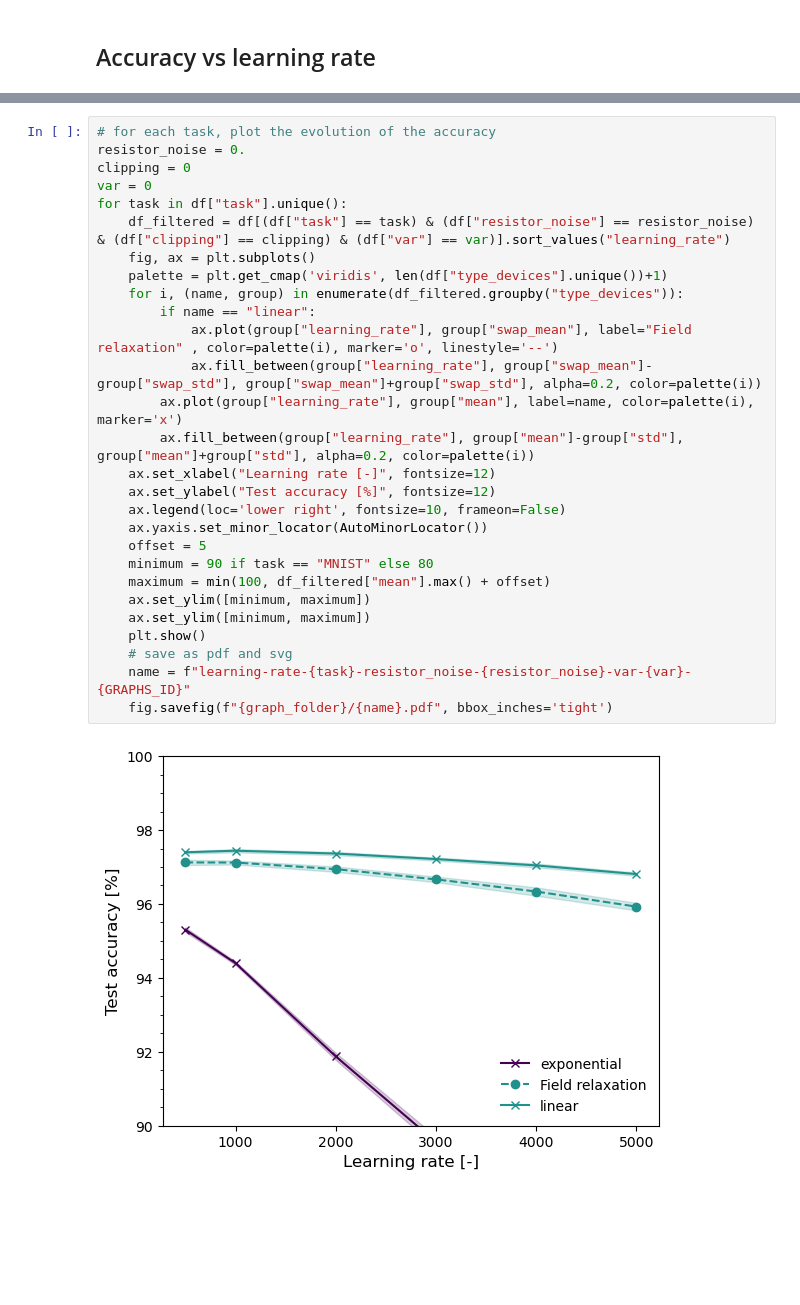
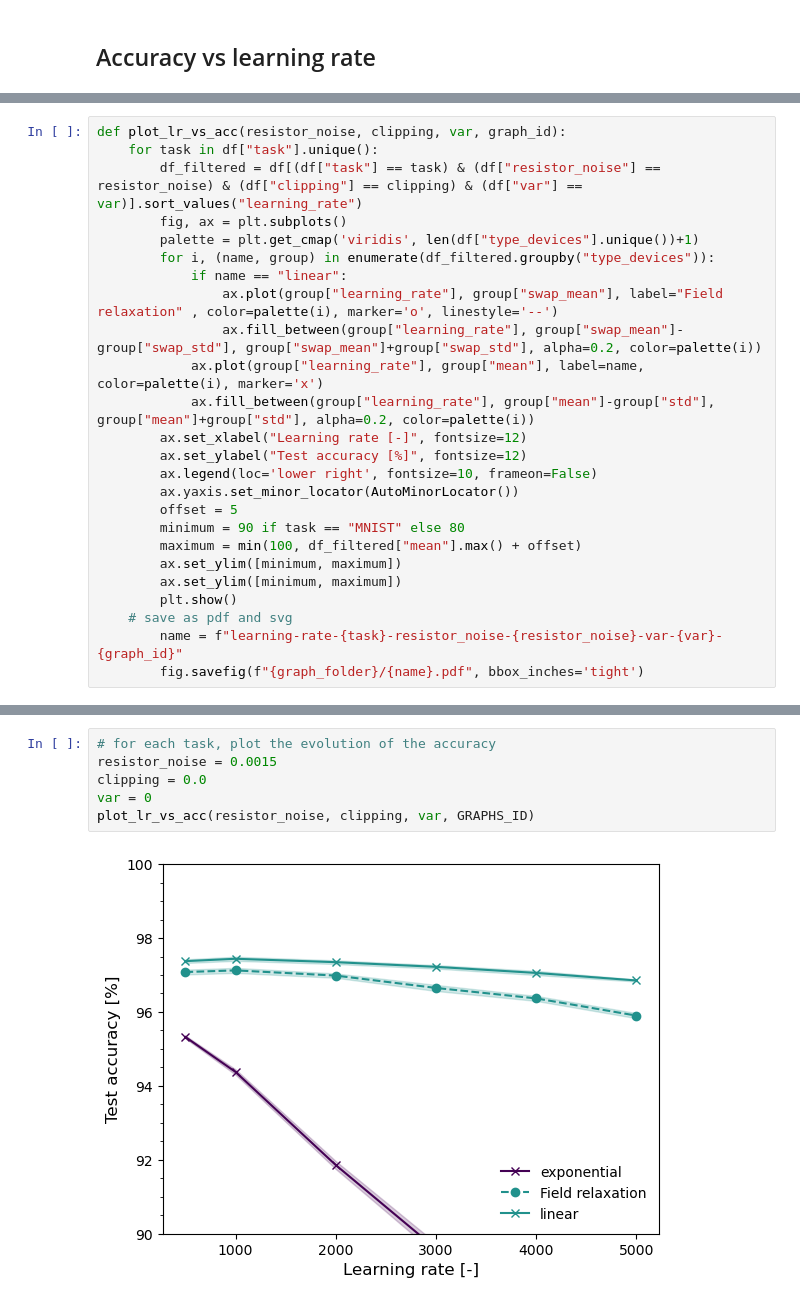
Before and after one commit to kellian-cottart/magnetoionic-simulations, a Jupyter notebook: magnetoionic-figures.ipynb, the cells around one changed output, grey strips where cells are left out. Drawn from its saved outputs; the diff is of its cells as text; blank space fills up the shorter version.

```diff
--- a/magnetoionic-figures.ipynb
+++ b/magnetoionic-figures.ipynb
@@ -132,0 +129,25 @@ df
+# %%
+def plot_lr_vs_acc(resistor_noise, clipping, var, graph_id):
+    for task in df["task"].unique():
+        df_filtered = df[(df["task"] == task) & (df["resistor_noise"] == resistor_noise) & (df["clipping"] == clipping) & (df["var"] == var)].sort_values("learning_rate")
+        fig, ax = plt.subplots()
+        palette = plt.get_cmap('viridis', len(df["type_devices"].unique())+1)
+        for i, (name, group) in enumerate(df_filtered.groupby("type_devices")):
+            if name == "linear":
+                ax.plot(group["learning_rate"], group["swap_mean"], label="Field relaxation" , color=palette(i), marker='o', linestyle='--')
+                ax.fill_between(group["learning_rate"], group["swap_mean"]-group["swap_std"], group["swap_mean"]+group["swap_std"], alpha=0.2, color=palette(i))
+            ax.plot(group["learning_rate"], group["mean"], label=name, color=palette(i), marker='x')
+            ax.fill_between(group["learning_rate"], group["mean"]-group["std"], group["mean"]+group["std"], alpha=0.2, color=palette(i))
+        ax.set_xlabel("Learning rate [-]", fontsize=12)
+        ax.set_ylabel("Test accuracy [%]", fontsize=12)
+        ax.legend(loc='lower right', fontsize=10, frameon=False)
+        ax.yaxis.set_minor_locator(AutoMinorLocator())
+        offset = 5
+        minimum = 90 if task == "MNIST" else 80
+        maximum = min(100, df_filtered["mean"].max() + offset)
+        ax.set_ylim([minimum, maximum])
+        ax.set_ylim([minimum, maximum])
+        plt.show()
+    # save as pdf and svg
+        name = f"learning-rate-{task}-resistor_noise-{resistor_noise}-var-{var}-{graph_id}"
+        fig.savefig(f"{graph_folder}/{name}.pdf", bbox_inches='tight')
@@ -163,30 +201,8 @@ for task in df["task"].unique():
-# %%
-# for each task, plot the evolution of the accuracy
-resistor_noise = 0.
-clipping = 0
-var = 0
-for task in df["task"].unique():
-    df_filtered = df[(df["task"] == task) & (df["resistor_noise"] == resistor_noise) & (df["clipping"] == clipping) & (df["var"] == var)].sort_values("learning_rate")
-    fig, ax = plt.subplots()
-    palette = plt.get_cmap('viridis', len(df["type_devices"].unique())+1)
-    for i, (name, group) in enumerate(df_filtered.groupby("type_devices")):
-        if name == "linear":
-            ax.plot(group["learning_rate"], group["swap_mean"], label="Field relaxation" , color=palette(i), marker='o', linestyle='--')
-            ax.fill_between(group["learning_rate"], group["swap_mean"]-group["swap_std"], group["swap_mean"]+group["swap_std"], alpha=0.2, color=palette(i))
-        ax.plot(group["learning_rate"], group["mean"], label=name, color=palette(i), marker='x')
-        ax.fill_between(group["learning_rate"], group["mean"]-group["std"], group["mean"]+group["std"], alpha=0.2, color=palette(i))
-    ax.set_xlabel("Learning rate [-]", fontsize=12)
-    ax.set_ylabel("Test accuracy [%]", fontsize=12)
-    ax.legend(loc='lower right', fontsize=10, frameon=False)
-    ax.yaxis.set_minor_locator(AutoMinorLocator())
-    offset = 5
-    minimum = 90 if task == "MNIST" else 80
-    maximum = min(100, df_filtered["mean"].max() + offset)
-    ax.set_ylim([minimum, maximum])
-    ax.set_ylim([minimum, maximum])
-    plt.show()
-    # save as pdf and svg
-    name = f"learning-rate-{task}-resistor_noise-{resistor_noise}-var-{var}-{GRAPHS_ID}"
-    fig.savefig(f"{graph_folder}/{name}.pdf", bbox_inches='tight')
-# %% [output]
-[figure, removed]
+# %%
+# for each task, plot the evolution of the accuracy
+resistor_noise = 0.0015
+clipping = 0.0
+var = 0
+plot_lr_vs_acc(resistor_noise, clipping, var, GRAPHS_ID)
+# %% [output]
+[figure, added]
```
Also changed, not shown: parts of 15 cells of this notebook, 4 other files.
